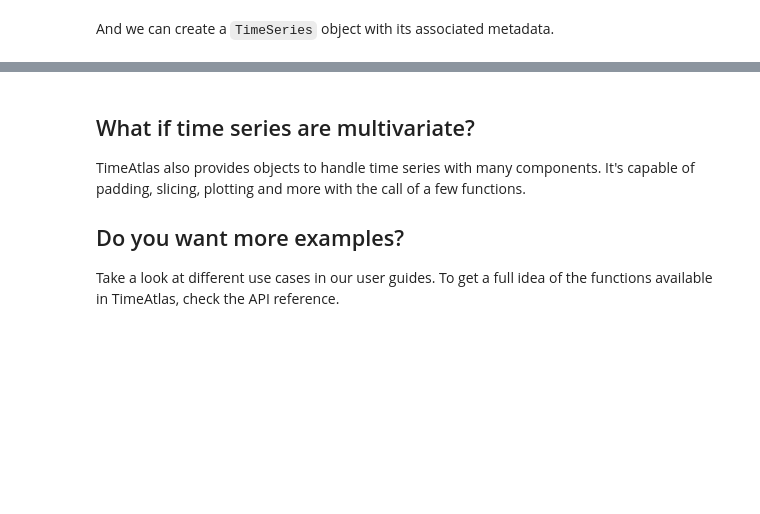
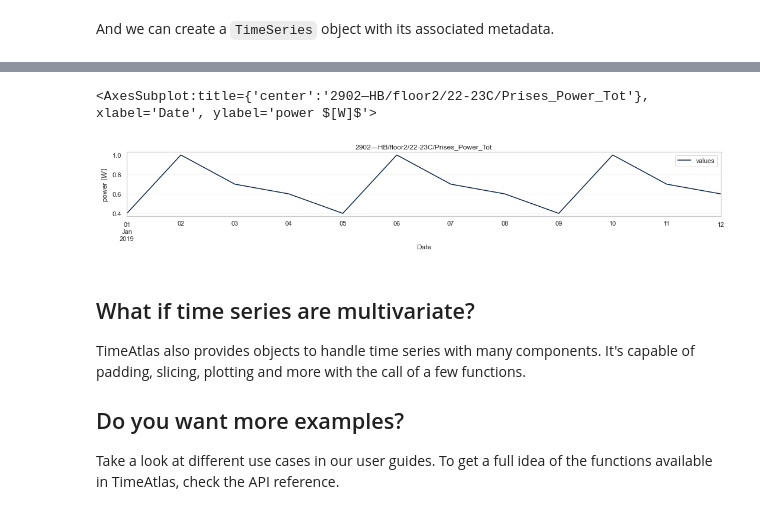
Before and after one commit to timeatlas-dev/timeatlas, a Jupyter notebook: docs/getting_started.ipynb, the cells around one changed output, grey strips where cells are left out. Cells and saved outputs as stored; diff of their text form; code cells hidden in the pictures; blank space fills up the shorter version.

```diff
--- a/docs/getting_started.ipynb
+++ b/docs/getting_started.ipynb
@@ -100,5 +100,5 @@ And we can create a `TimeSeries` object with its associated metadata.
 # %%
 ts_meta = TimeSeries(my_series, my_meta)
 # %%
-ts_meta.plot()
+ts_meta.plot(context="paper")
 # %% [output]
@@ -107,3 +105,5 @@ ts_meta.plot()
+<AxesSubplot:title={'center':'2902—HB/floor2/22-23C/Prises_Power_Tot'}, xlabel='Date', ylabel='power $[W]$'>
+[figure, added]
 # %% [markdown]
 What if time series are multivariate?
 -------------------------------------
```
Also changed, not shown: parts of 2 cells of this notebook, 6 other files.
